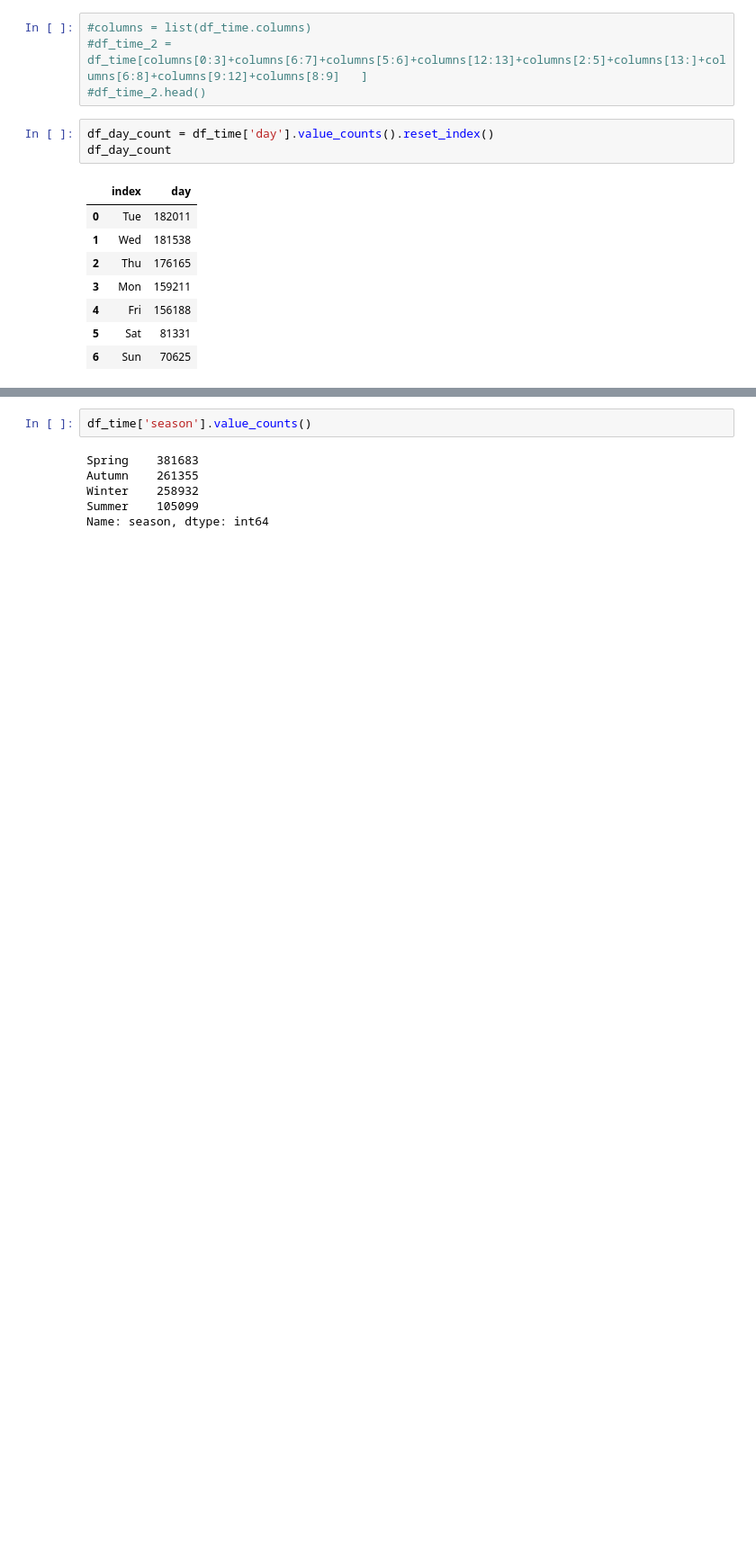
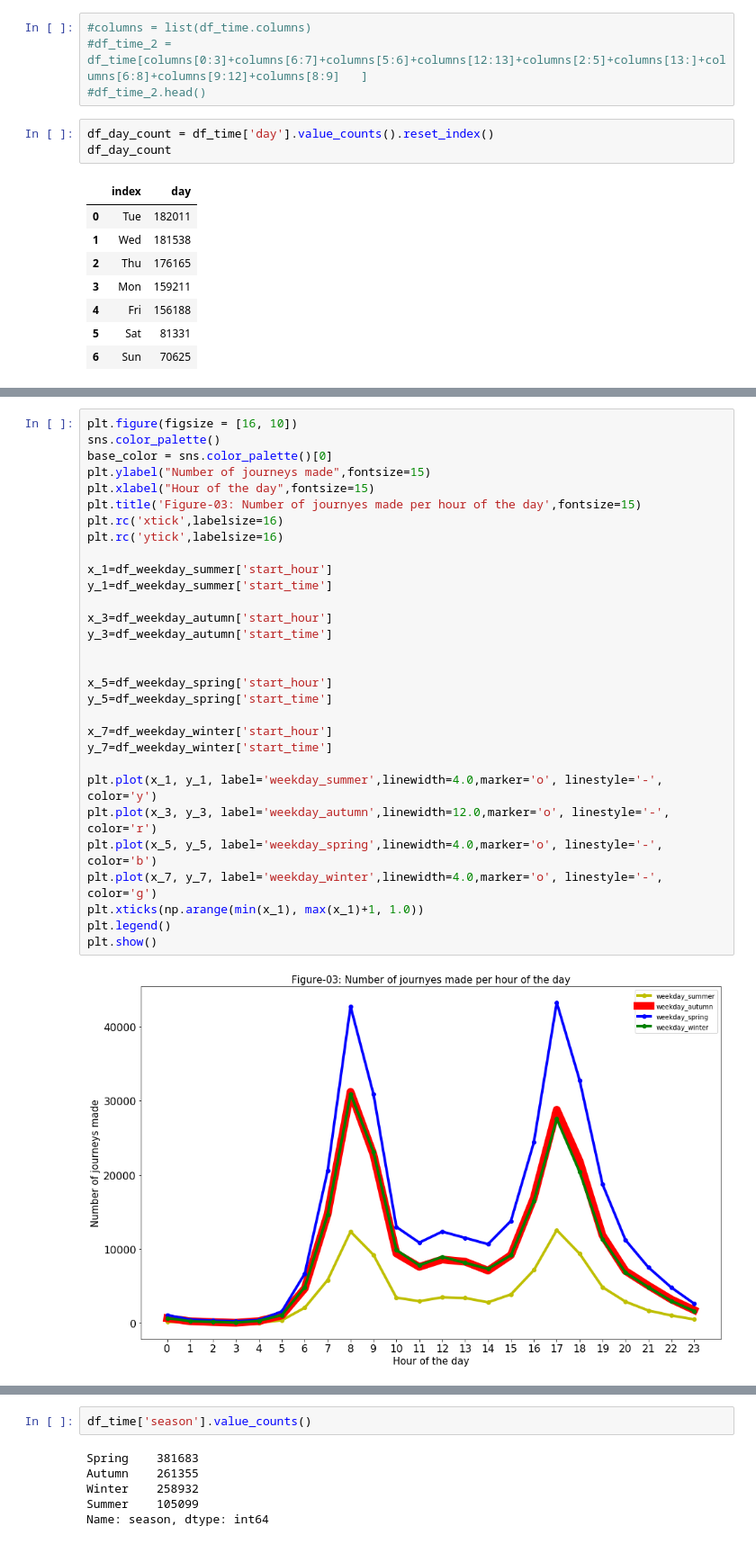
Before and after one commit to jahid-razan/Data-Analyst_Nano_degree_projects, a Jupyter notebook: Data_Story- Data Exploration.ipynb, the cells around one changed output, grey strips where cells are left out. Shown at 90% size. Drawn from its saved outputs; the diff is of its cells as text; blank space fills up the shorter version.

```diff
--- a/Data_Story- Data Exploration.ipynb
+++ b/Data_Story- Data Exploration.ipynb
@@ -155,0 +193,32 @@ plt.show()
+# %%
+plt.figure(figsize = [16, 10])
+sns.color_palette()
+base_color = sns.color_palette()[0]
+plt.ylabel("Number of journeys made",fontsize=15)
+plt.xlabel("Hour of the day",fontsize=15)
+plt.title('Figure-03: Number of journyes made per hour of the day',fontsize=15)
+plt.rc('xtick',labelsize=16)
+plt.rc('ytick',labelsize=16)
+
+x_1=df_weekday_summer['start_hour']
+y_1=df_weekday_summer['start_time']
+
+x_3=df_weekday_autumn['start_hour']
+y_3=df_weekday_autumn['start_time']
+
+
+x_5=df_weekday_spring['start_hour']
+y_5=df_weekday_spring['start_time']
+
+x_7=df_weekday_winter['start_hour']
+y_7=df_weekday_winter['start_time']
+
+plt.plot(x_1, y_1, label='weekday_summer',linewidth=4.0,marker='o', linestyle='-', color='y')
+plt.plot(x_3, y_3, label='weekday_autumn',linewidth=12.0,marker='o', linestyle='-', color='r')
+plt.plot(x_5, y_5, label='weekday_spring',linewidth=4.0,marker='o', linestyle='-', color='b')
+plt.plot(x_7, y_7, label='weekday_winter',linewidth=4.0,marker='o', linestyle='-', color='g')
+plt.xticks(np.arange(min(x_1), max(x_1)+1, 1.0))
+plt.legend()
+plt.show()
+# %% [output]
+[figure, added]
```
Also changed, not shown: parts of 70 cells of this notebook, 1 other file.
